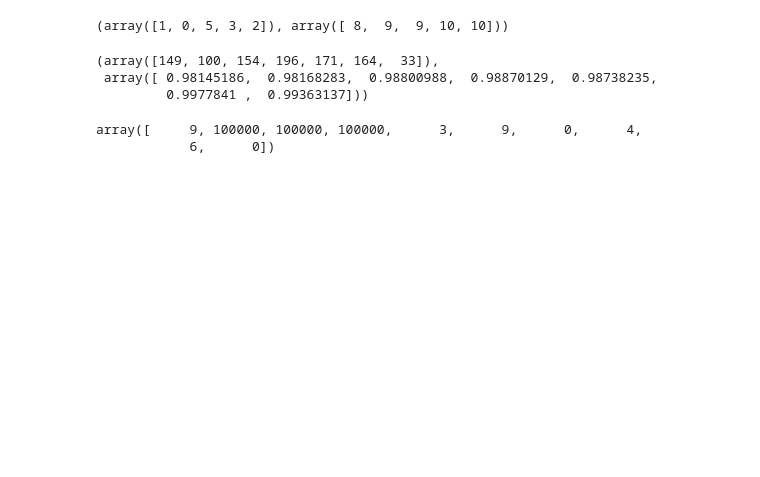
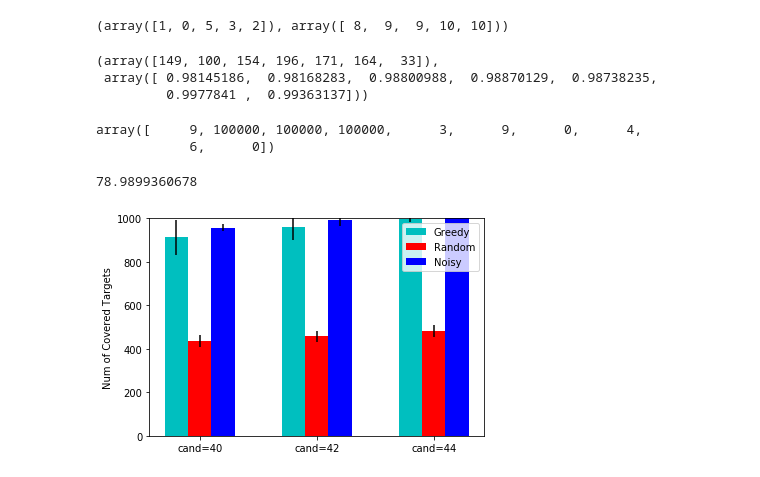
Before and after one commit to HenryNebula/Differential_Privacy_Coverage, a Jupyter notebook: Untitled.ipynb, the cells around one changed output. Drawn from its saved outputs; the diff is of its cells as text; code cells hidden in the pictures; blank space fills up the shorter version.

Commit message:
Add code about plotting

```diff
--- a/Untitled.ipynb
+++ b/Untitled.ipynb
@@ -34,0 +688,52 @@ array([     9, 100000, 100000, 100000,      3,      9,      0,      4,
+# %%
+def easy_draw():
+    dataset_num = 3
+    method_num = 3
+    iter_per_set = 10
+    dir_name = "change_cand"
+    data_src = "SG"
+    color = ['c','r','b','g']
+    Results = np.zeros((dataset_num, method_num, iter_per_set))
+    Stats = np.zeros((dataset_num, method_num, 2))#0 for mean, 1 for std
+
+    for i in range(0, dataset_num):
+        for j in range(0, iter_per_set):
+            with open(dir_name+ '/' + data_src + '_' +
+                      str(i) + '_' + str(j) + ".json",'r') as f:
+                results = json.loads(f.read())
+                for m in range(0, method_num):
+                    Results[i,m,j] = results[m][0]
+
+    for i in range(0,dataset_num):
+        for m in range(0, method_num):
+            Stats[i,m,0] = np.mean(Results[i,m,:])
+            Stats[i,m,1] = np.std(Results[i,m,:])
+
+    print Stats[0,0,1]
+    ind = np.arange(dataset_num)
+    width = 0.2
+    p_list = []
+    for m in range(0, method_num):
+        if method_num % 2 != 0:
+            bias = np.floor(method_num/2)
+        else:
+            bias = (method_num - 1.0)/2
+        p = plt.bar(ind + width*(m-bias), Stats[:,m,0], width=width, color=color[m], yerr=Stats[:,m,1])
+        p_list.append(p)
+
+#     marker = ['p_0.1','p_0.01','p_0.001']
+#     marker = ['cand=30','cand=60','cand=90','cand=120']
+#     marker = ['k=10','k=20','k=30']
+    marker = ['cand=40','cand=42','cand=44']
+    plt.xticks(ind, marker)
+    plt.ylim(0,1000)
+    tup = tuple([p[0] for p in p_list])
+    plt.legend(tup,("Greedy", "Random","Noisy"))
+    plt.ylabel("Num of Covered Targets")
+    plt.savefig(data_src+'_' + dir_name+'.png')
+    plt.show()
+
+easy_draw()
+# %% [output]
+78.9899360678
+[figure, added]
```
Also changed, not shown: parts of 4 cells of this notebook, 10 other files.
